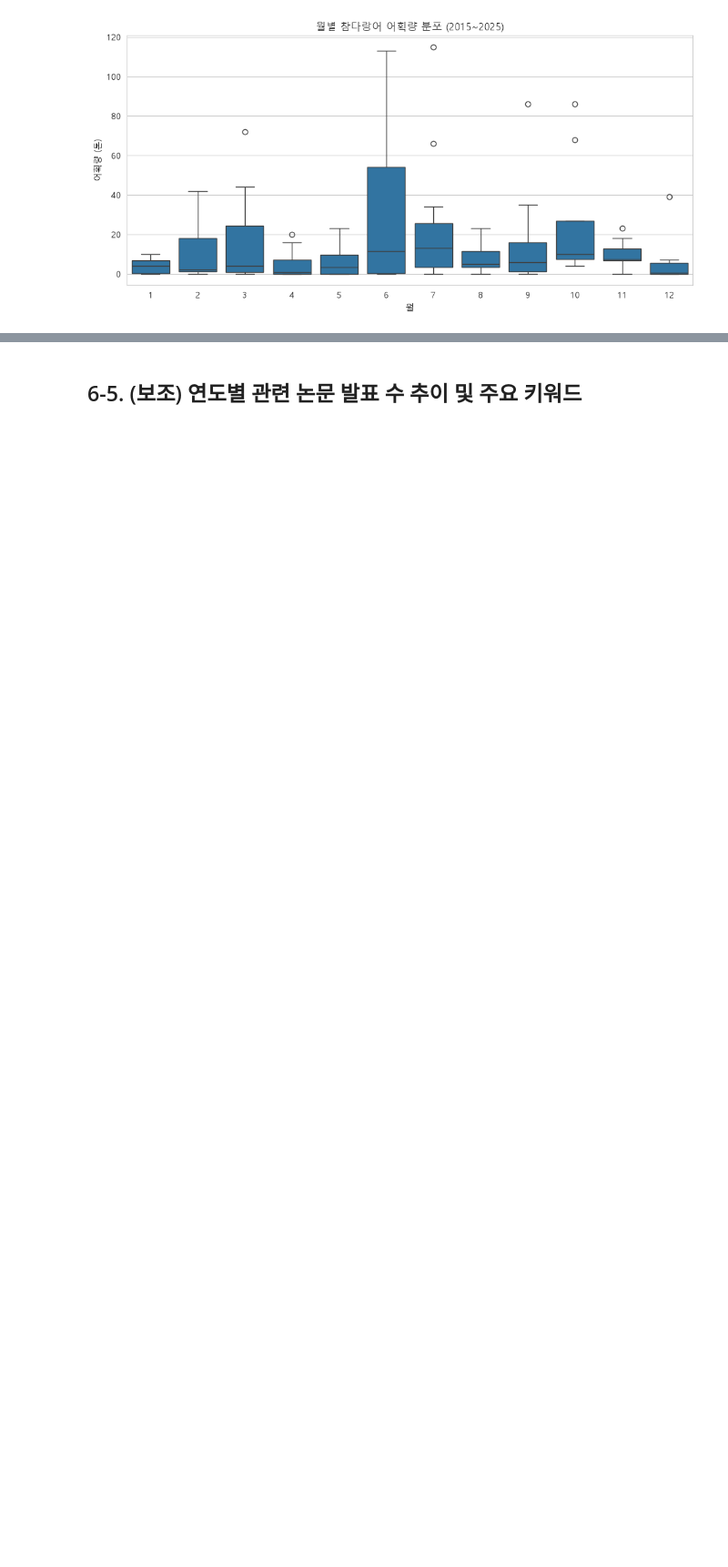
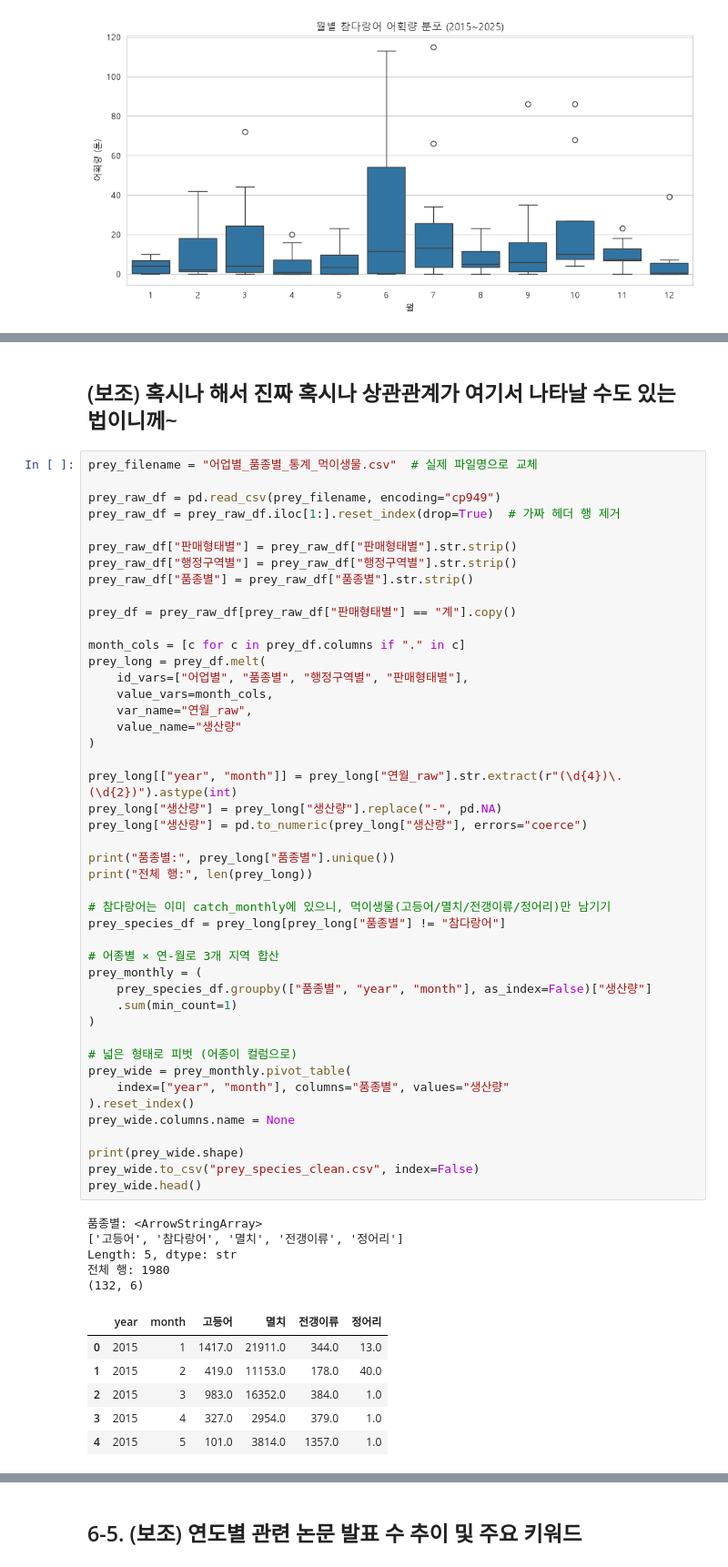
Before and after one commit to Hosung-Jung/ai-data-bootcamp, a Jupyter notebook: D011/D011_웹수집_리포트.ipynb, the cells around one changed output, grey strips where cells are left out. Shown at 91% size. Cells and saved outputs as stored; diff of their text form; blank space fills up the shorter version.

```diff
--- a/D011/D011_웹수집_리포트.ipynb
+++ b/D011/D011_웹수집_리포트.ipynb
@@ -511,0 +526,59 @@ plt.show()
+# %% [markdown]
+## (보조) 혹시나 해서 진짜 혹시나 상관관계가 여기서 나타날 수도 있는 법이니께~
+# %%
+prey_filename = "어업별_품종별_통계_먹이생물.csv"  # 실제 파일명으로 교체
+
+prey_raw_df = pd.read_csv(prey_filename, encoding="cp949")
+prey_raw_df = prey_raw_df.iloc[1:].reset_index(drop=True)  # 가짜 헤더 행 제거
+
+prey_raw_df["판매형태별"] = prey_raw_df["판매형태별"].str.strip()
+prey_raw_df["행정구역별"] = prey_raw_df["행정구역별"].str.strip()
+prey_raw_df["품종별"] = prey_raw_df["품종별"].str.strip()
+
+prey_df = prey_raw_df[prey_raw_df["판매형태별"] == "계"].copy()
+
+month_cols = [c for c in prey_df.columns if "." in c]
+prey_long = prey_df.melt(
+    id_vars=["어업별", "품종별", "행정구역별", "판매형태별"],
+    value_vars=month_cols,
+    var_name="연월_raw",
+    value_name="생산량"
+)
+
+prey_long[["year", "month"]] = prey_long["연월_raw"].str.extract(r"(\d{4})\.(\d{2})").astype(int)
+prey_long["생산량"] = prey_long["생산량"].replace("-", pd.NA)
+prey_long["생산량"] = pd.to_numeric(prey_long["생산량"], errors="coerce")
+
+print("품종별:", prey_long["품종별"].unique())
+print("전체 행:", len(prey_long))
+
+# 참다랑어는 이미 catch_monthly에 있으니, 먹이생물(고등어/멸치/전갱이류/정어리)만 남기기
+prey_species_df = prey_long[prey_long["품종별"] != "참다랑어"]
+
+# 어종별 × 연-월로 3개 지역 합산
+prey_monthly = (
+    prey_species_df.groupby(["품종별", "year", "month"], as_index=False)["생산량"]
+    .sum(min_count=1)
+)
+
+# 넓은 형태로 피벗 (어종이 컬럼으로)
+prey_wide = prey_monthly.pivot_table(
+    index=["year", "month"], columns="품종별", values="생산량"
+).reset_index()
+prey_wide.columns.name = None
+
+print(prey_wide.shape)
+prey_wide.to_csv("prey_species_clean.csv", index=False)
+prey_wide.head()
+# %% [output]
+품종별: <ArrowStringArray>
+['고등어', '참다랑어', '멸치', '전갱이류', '정어리']
+Length: 5, dtype: str
+전체 행: 1980
+(132, 6)
+|  | year | month | 고등어 | 멸치 | 전갱이류 | 정어리 |
+| 0 | 2015 | 1 | 1417.0 | 21911.0 | 344.0 | 13.0 |
+| 1 | 2015 | 2 | 419.0 | 11153.0 | 178.0 | 40.0 |
+| 2 | 2015 | 3 | 983.0 | 16352.0 | 384.0 | 1.0 |
+| 3 | 2015 | 4 | 327.0 | 2954.0 | 379.0 | 1.0 |
+| 4 | 2015 | 5 | 101.0 | 3814.0 | 1357.0 | 1.0 |
```
Also changed, not shown: parts of 4 cells of this notebook, 3 other files.
